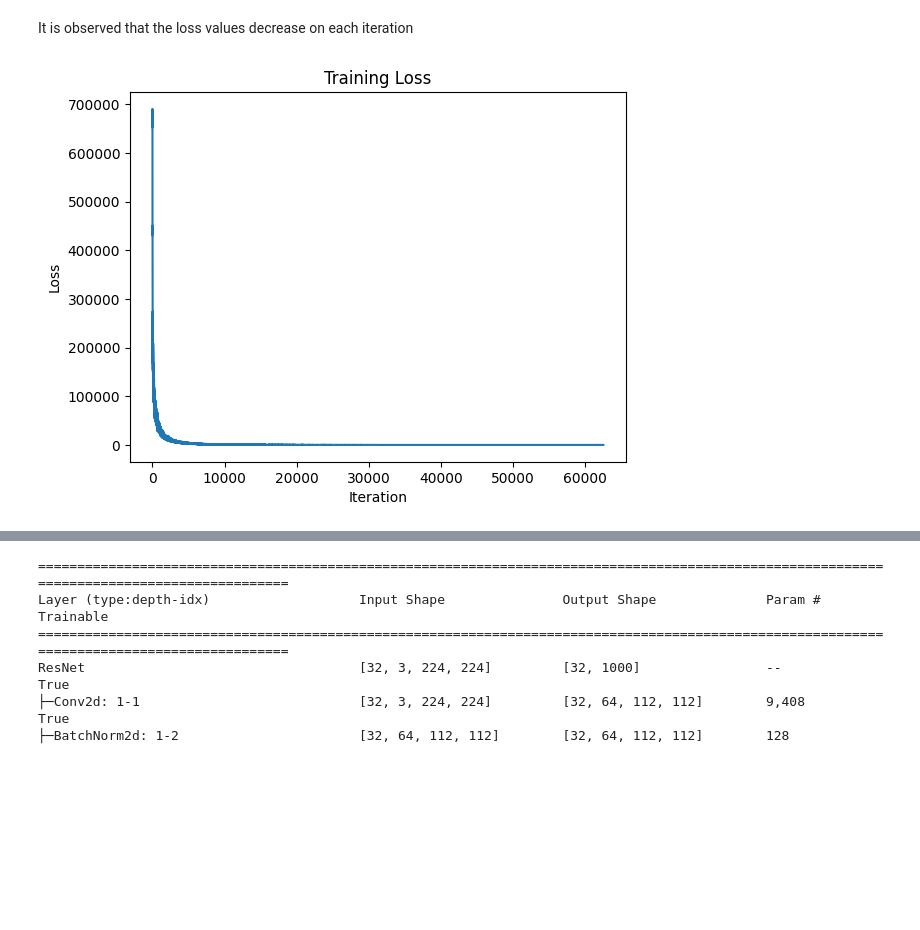
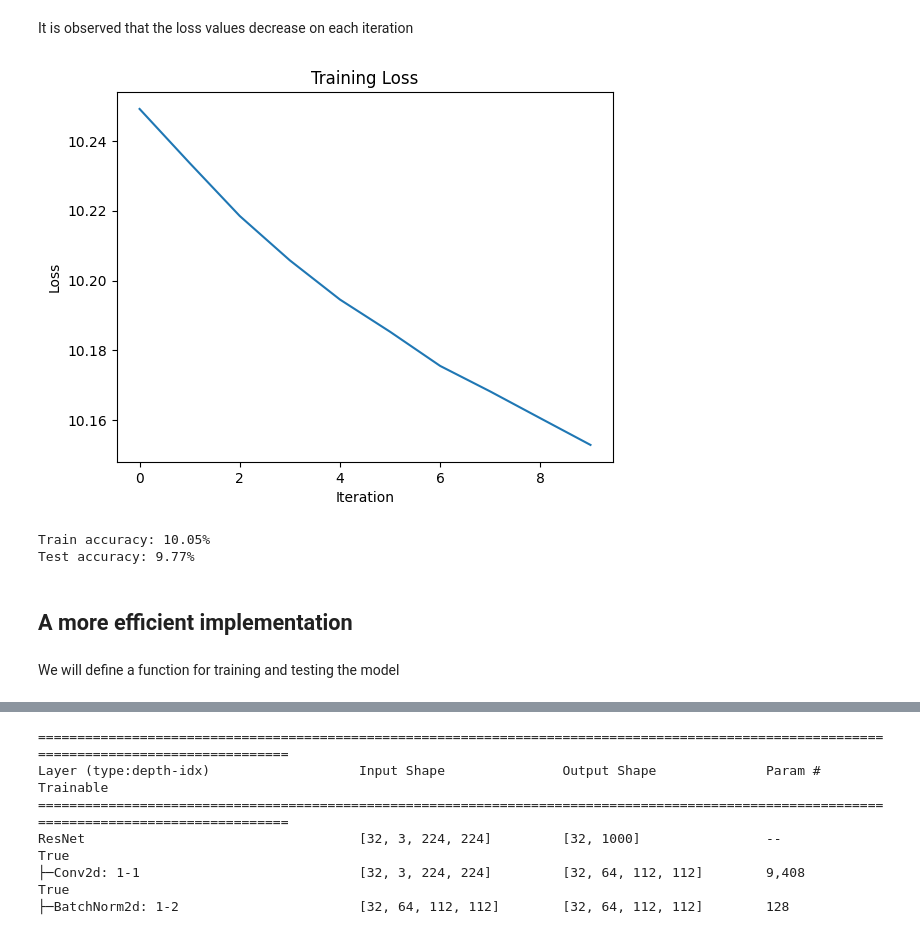
Before and after one commit to Warren-SJ/Image-Assignment-3, a Jupyter notebook: 210236P_a03.ipynb, the cells around one changed output, grey strips where cells are left out. Drawn from its saved outputs; the diff is of its cells as text; code cells hidden in the pictures; blank space fills up the shorter version.

```diff
--- a/210236P_a03.ipynb
+++ b/210236P_a03.ipynb
@@ -70,7 +70,6 @@ for t in range(iterations):
 
         # Loss calculation (Mean Squared Error with regularization)
         loss = (1/Ntr) * torch.sum((y_pred - y_train_onehot) ** 2) + reg * torch.sum(w ** 2)
-        loss_history.append(loss.item())
         running_loss += loss.item()
 
         # Backpropagation
@@ -82,6 +81,7 @@ for t in range(iterations):
         w = w - lr * dw
         b = b - lr * db
 
+    loss_history.append(running_loss / len(trainloader))
     print(f"Epoch {t + 1} / {iterations}, Loss: {running_loss / len(trainloader)}")
 
     # Learning rate decay
@@ -187,8 +236,9 @@ It is observed that the loss values decrease on each iteration
 # %%
 plt.plot(loss_history)
 plt.xlabel('Iteration')
+plt.xticks(range(0, iterations, 2))
 plt.ylabel('Loss')
 plt.title('Training Loss')
 plt.show()
 # %% [output]
-[figure, old version]
+[figure, new version]
@@ -195 +261,10 @@ plt.show()
+# %%
+train_accuracy = calculate_accuracy(trainloader, w1, b1, w2, b2)
+test_accuracy = calculate_accuracy(testloader, w1, b1, w2, b2)
+
+print(f"Train accuracy: {train_accuracy:.2f}%")
+print(f"Test accuracy: {test_accuracy:.2f}%")
+# %% [output]
+Train accuracy: 10.05%
+Test accuracy: 9.77%
 # %%
@@ -198,0 +275,2 @@ torch.cuda.empty_cache()
+# %% [markdown]
+## A more efficient implementation
@@ -208,2 +292,4 @@ class NeuralNetwork(nn.Module):
         x = self.linear2(x)
         return x
+# %% [markdown]
+We will define a function for training and testing the model
```
Also changed, not shown: parts of 61 cells of this notebook, 1 other file.
